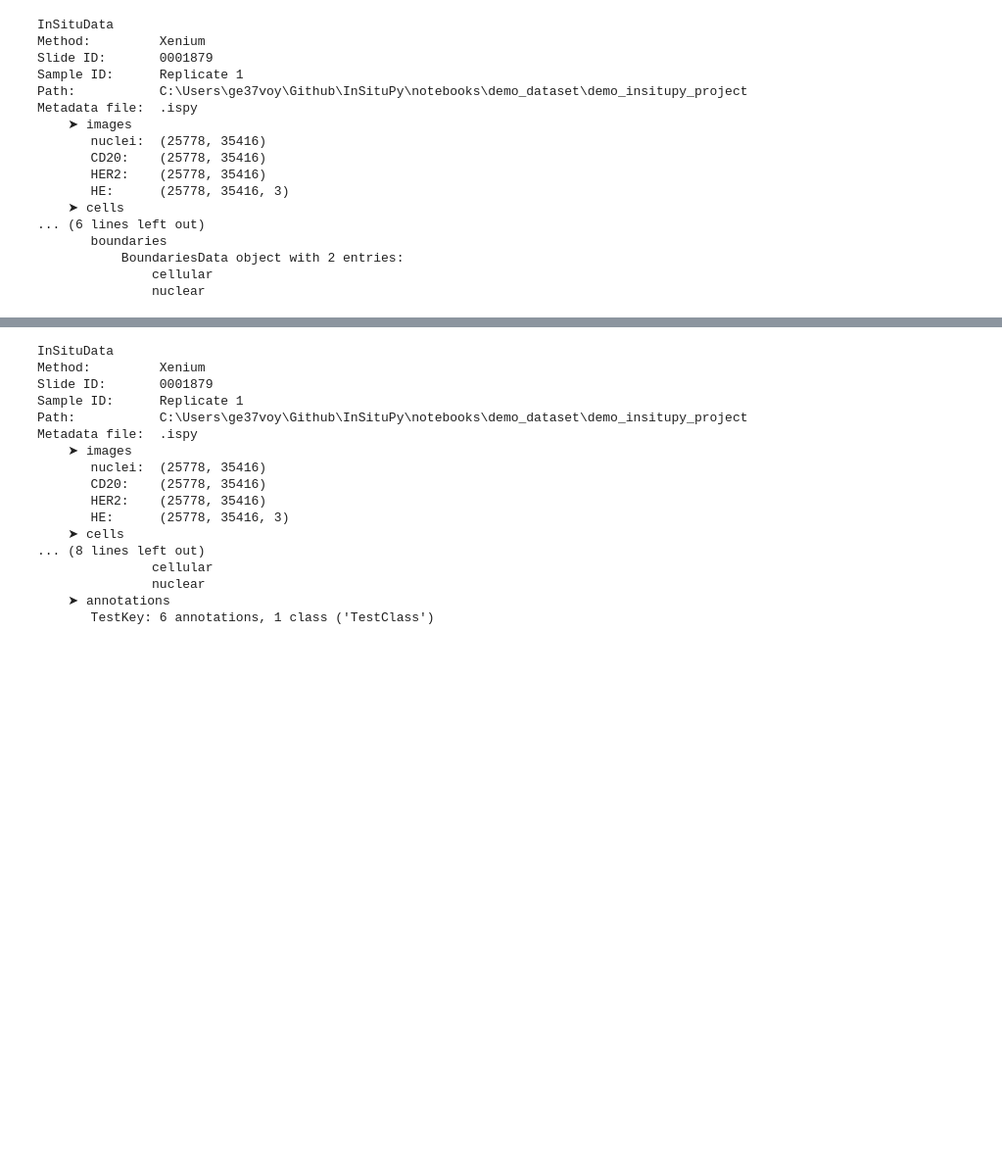
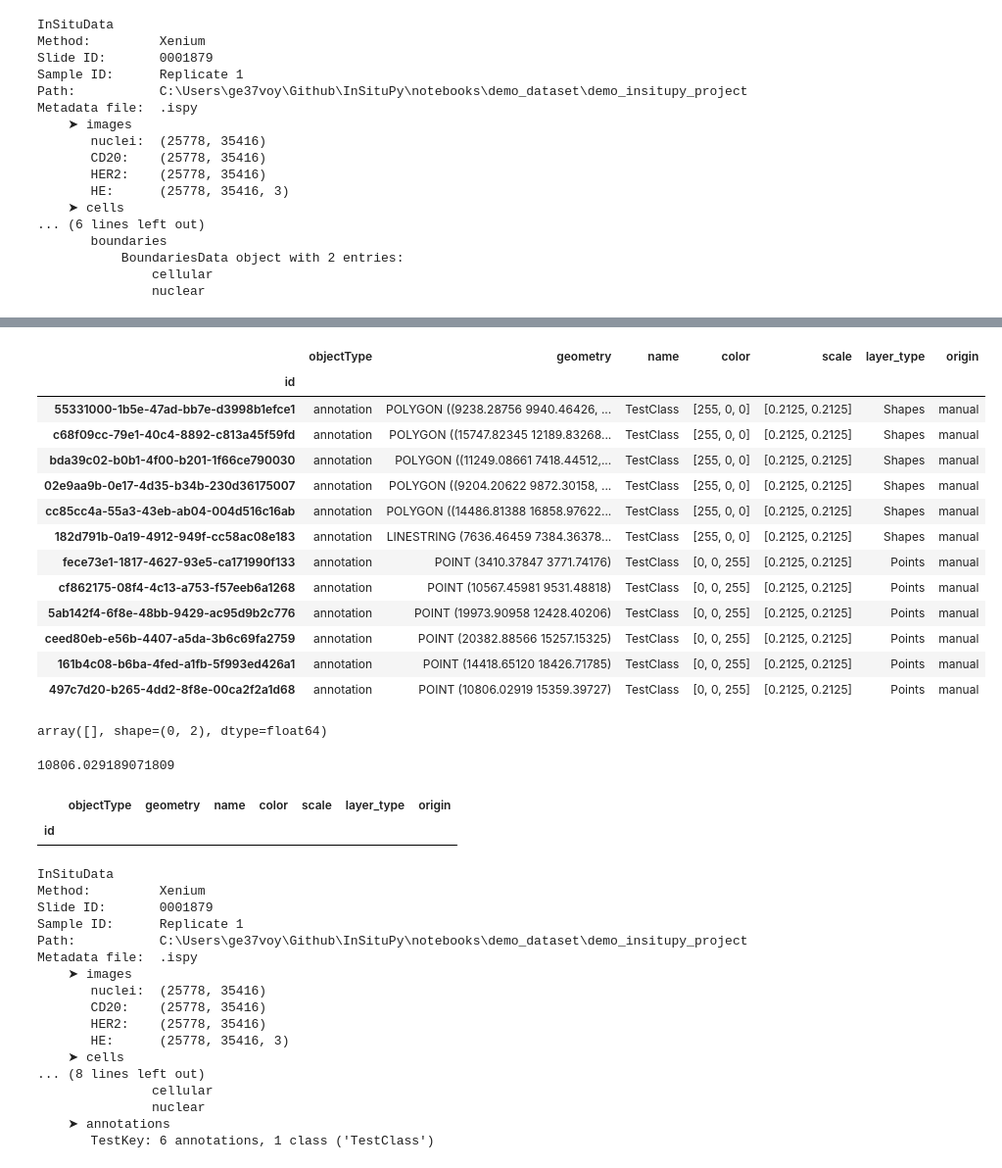
Before and after one commit to b-lemke98/InSituPy-1, a Jupyter notebook: notebooks/dev/test_expression_along_axis.ipynb, the cells around one changed output, grey strips where cells are left out. Shown at 98% size. Cells and saved outputs as stored; diff of their text form; code cells hidden in the pictures; blank space fills up the shorter version.

Commit message:
implemented all shape types for `store_annotations()` and `add_annotations_as_layer()`. Closes Open `store_annotations` for lines and points #148

```diff
--- a/notebooks/dev/test_expression_along_axis.ipynb
+++ b/notebooks/dev/test_expression_along_axis.ipynb
@@ -59,0 +126,19 @@ Added 6 new annotations to key 'TestKey'
+# %%
+df = xd.annotations.TestKey
+# %%
+df
+# %% [output]
+|  | objectType | geometry | name | color | scale | layer_type | origin |
+| id |  |  |  |  |  |  |  |
+| 55331000-1b5e-47ad-bb7e-d3998b1efce1 | annotation | POLYGON ((9238.28756 9940.46426, ... | TestClass | [255, 0, 0] | [0.2125, 0.2125] | Shapes | manual |
+| c68f09cc-79e1-40c4-8892-c813a45f59fd | annotation | POLYGON ((15747.82345 12189.83268... | TestClass | [255, 0, 0] | [0.2125, 0.2125] | Shapes | manual |
+| bda39c02-b0b1-4f00-b201-1f66ce790030 | annotation | POLYGON ((11249.08661 7418.44512,... | TestClass | [255, 0, 0] | [0.2125, 0.2125] | Shapes | manual |
+| 02e9aa9b-0e17-4d35-b34b-230d36175007 | annotation | POLYGON ((9204.20622 9872.30158, ... | TestClass | [255, 0, 0] | [0.2125, 0.2125] | Shapes | manual |
+| cc85cc4a-55a3-43eb-ab04-004d516c16ab | annotation | POLYGON ((14486.81388 16858.97622... | TestClass | [255, 0, 0] | [0.2125, 0.2125] | Shapes | manual |
+| 182d791b-0a19-4912-949f-cc58ac08e183 | annotation | LINESTRING (7636.46459 7384.36378... | TestClass | [255, 0, 0] | [0.2125, 0.2125] | Shapes | manual |
+| fece73e1-1817-4627-93e5-ca171990f133 | annotation | POINT (3410.37847 3771.74176) | TestClass | [0, 0, 255] | [0.2125, 0.2125] | Points | manual |
+| cf862175-08f4-4c13-a753-f57eeb6a1268 | annotation | POINT (10567.45981 9531.48818) | TestClass | [0, 0, 255] | [0.2125, 0.2125] | Points | manual |
+| 5ab142f4-6f8e-48bb-9429-ac95d9b2c776 | annotation | POINT (19973.90958 12428.40206) | TestClass | [0, 0, 255] | [0.2125, 0.2125] | Points | manual |
+| ceed80eb-e56b-4407-a5da-3b6c69fa2759 | annotation | POINT (20382.88566 15257.15325) | TestClass | [0, 0, 255] | [0.2125, 0.2125] | Points | manual |
+| 161b4c08-b6ba-4fed-a1fb-5f993ed426a1 | annotation | POINT (14418.65120 18426.71785) | TestClass | [0, 0, 255] | [0.2125, 0.2125] | Points | manual |
+| 497c7d20-b265-4dd2-8f8e-00ca2f2a1d68 | annotation | POINT (10806.02919 15359.39727) | TestClass | [0, 0, 255] | [0.2125, 0.2125] | Points | manual |
@@ -59,0 +160,4 @@ Added 6 new annotations to key 'TestKey'
+# %%
+np.stack([point_x_list, point_y_list]).T
+# %% [output]
+array([], shape=(0, 2), dtype=float64)
@@ -60,3 +166,12 @@ Added 6 new annotations to key 'TestKey'
+# %%
+p.coords.xy[0].tolist()[0]
+# %% [output]
+10806.029189071809
+# %%
+df[df["layer_type"] == "blubb"]
+# %% [output]
+|  | objectType | geometry | name | color | scale | layer_type | origin |
+| id |  |  |  |  |  |  |  |
 # %%
 xd
 # %% [output]
```
Also changed, not shown: parts of 11 cells of this notebook, 4 other files.
